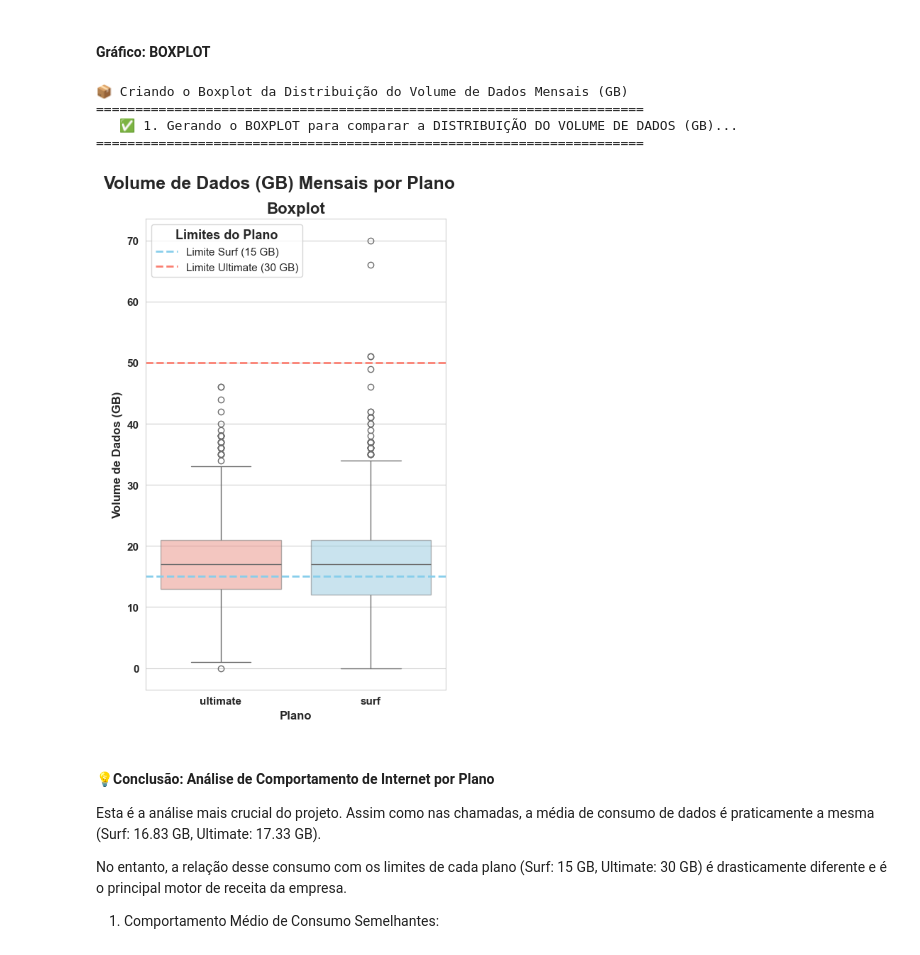
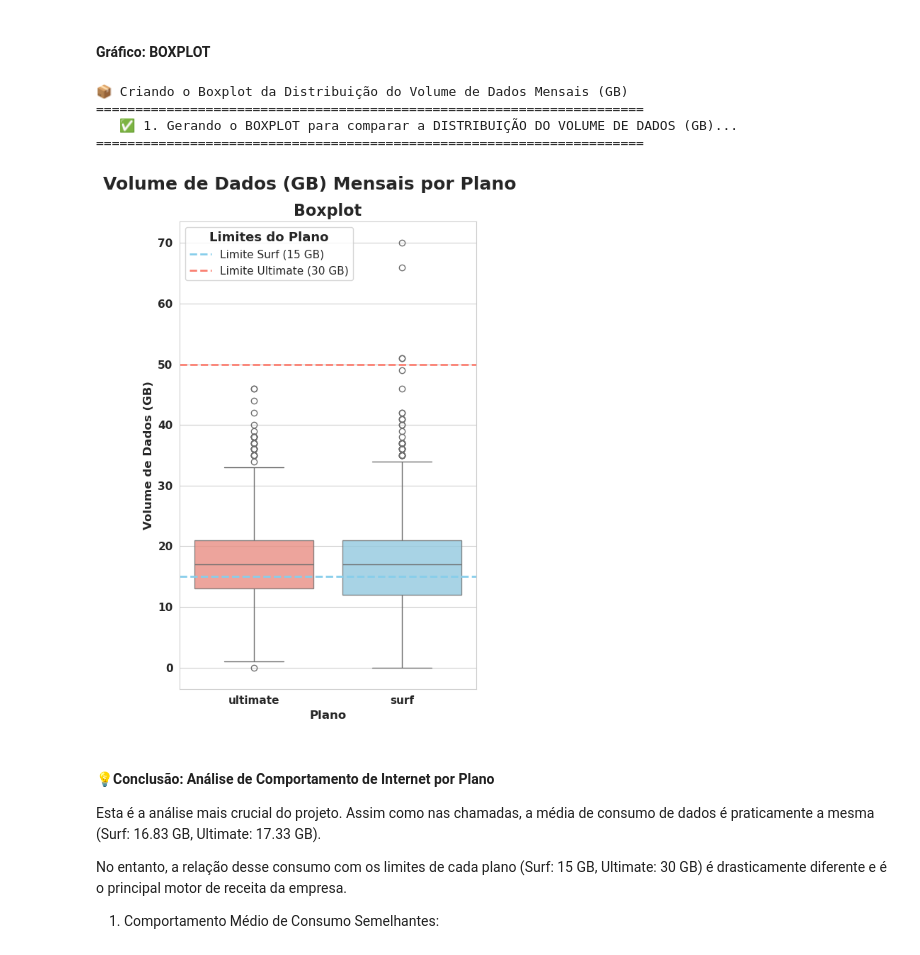
Before and after one commit to eduardocornelsen/megaline-revenue-analysis, a Jupyter notebook: notebooks/megaline-revenue-eda.ipynb, the cells around one changed output. Saved outputs shown, nothing was run; the diff lists cells and outputs as text; code cells hidden in the pictures.

```diff
--- a/notebooks/megaline-revenue-eda.ipynb
+++ b/notebooks/megaline-revenue-eda.ipynb
@@ -175,11 +175,11 @@ print('\n✅ Bibliotecas carregadas com sucesso!')
 print('👉 Passo 2: Carregando nossos arquivos em DataFrames...')
 
 try:
-    df_calls = pd.read_csv(r'..\data\megaline_calls.csv')
-    df_internet = pd.read_csv(r'..\data\megaline_internet.csv')
-    df_messages = pd.read_csv(r'..\data\megaline_messages.csv')
-    df_plans = pd.read_csv(r'..\data\megaline_plans.csv')
-    df_users = pd.read_csv(r'..\data\megaline_users.csv')
+    df_calls = pd.read_csv('../data/megaline_calls.csv')
+    df_internet = pd.read_csv('../data/megaline_internet.csv')
+    df_messages = pd.read_csv('../data/megaline_messages.csv')
+    df_plans = pd.read_csv('../data/megaline_plans.csv')
+    df_users = pd.read_csv('../data/megaline_users.csv')
 
     # df_calls = pd.read_csv(r'/datasets/megaline_calls.csv')
     # df_internet = pd.read_csv(r'/datasets/megaline_internet.csv')
@@ -3365,35 +3320,35 @@ sns.boxplot(
     x='plan',
     y='gb_used_monthly',
     hue='plan',
-    boxprops={'alpha': 0.5},
+    boxprops={'alpha': 0.8},
     palette=plan_palette,
     ax=ax_gb_box
 )
 # Customizando o boxplot
 ax_gb_box.set_title(f'Boxplot', fontsize=16, weight='bold')
 ax_gb_box.set_xlabel('Plano', fontsize=12, weight='bold')
 ax_gb_box.set_ylabel('Volume de Dados (GB)', fontsize=12, weight='bold')
 
 # Adicionando linhas horizontais para os limites dos planos
 ax_gb_box.axhline(y=15, color=plan_palette['surf'], linestyle='--', linewidth=2, label='Limite Surf (15 GB)')
 ax_gb_box.axhline(y=50, color=plan_palette['ultimate'], linestyle='--', linewidth=2, label='Limite Ultimate (30 GB)')
 
 
 # Adicionando a legenda para as linhas de limite
 ax_gb_box.legend(title='Limites do Plano', title_fontproperties={'weight': 'bold', 'size': '13'}, prop={'weight': '500', 'size': '11'}, loc='upper left')
 
 # Aumentando a fonte dos ticks
 plt.xticks(fontsize=11, weight='bold')
 plt.yticks(fontsize=11, weight='bold')
 
 plt.tight_layout()
 plt.show()
 # %% [output]
 📦 Criando o Boxplot da Distribuição do Volume de Dados Mensais (GB)
 ======================================================================
    ✅ 1. Gerando o BOXPLOT para comparar a DISTRIBUIÇÃO DO VOLUME DE DADOS (GB)...
 ======================================================================
-[figure, old version]
+[figure, new version]
 # %% [markdown]
 #### 💡**Conclusão: Análise de Comportamento de Internet por Plano**
 
```
Also changed, not shown: parts of 43 cells of this notebook.
